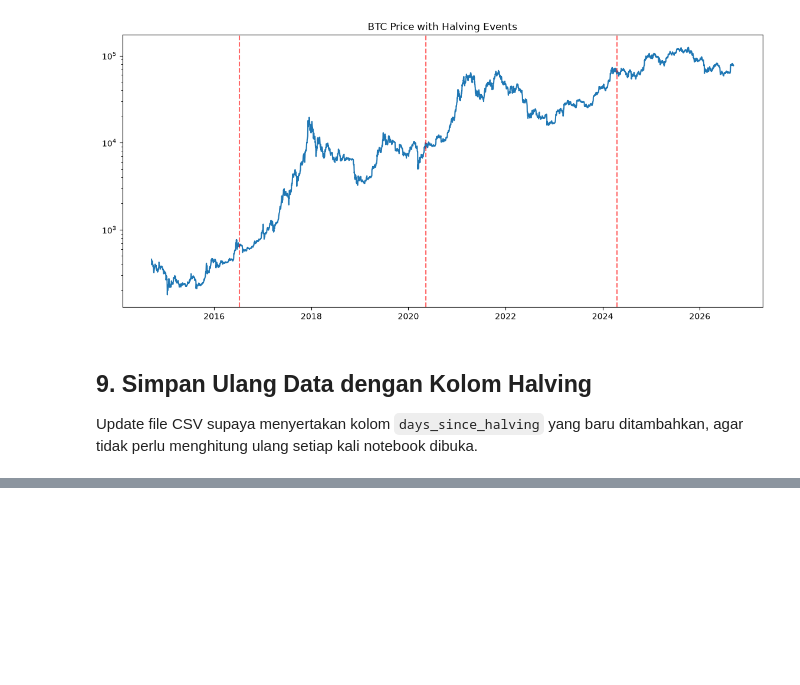
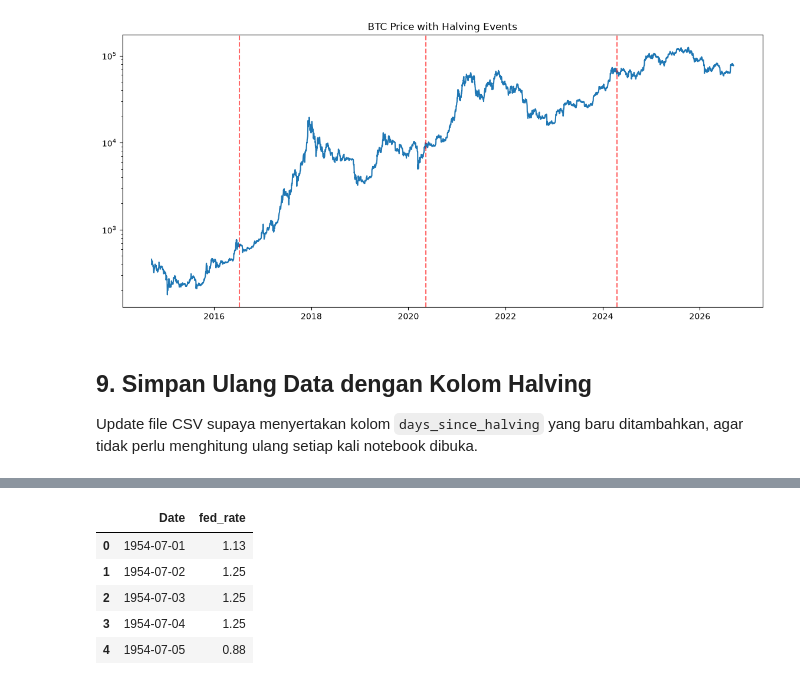
Before and after one commit to Raditxt/btc-market-analysis, a Jupyter notebook: notebooks/eda.ipynb, the cells around one changed output, grey strips where cells are left out. Saved outputs shown, nothing was run; the diff lists cells and outputs as text; code cells hidden in the pictures; blank space fills up the shorter version.

```diff
--- a/notebooks/eda.ipynb
+++ b/notebooks/eda.ipynb
@@ -131,0 +135,19 @@ btc.to_csv("../data/btc_price.csv", index=False)
+# %%
+import os
+from dotenv import load_dotenv
+from fredapi import Fred
+
+load_dotenv("../.env")
+fred = Fred(api_key=os.getenv("FRED_API_KEY"))
+
+fed_rate = fred.get_series("DFF")
+fed_rate = fed_rate.reset_index()
+fed_rate.columns = ["Date", "fed_rate"]
+fed_rate.head()
+# %% [output]
+|  | Date | fed_rate |
+| 0 | 1954-07-01 | 1.13 |
+| 1 | 1954-07-02 | 1.25 |
+| 2 | 1954-07-03 | 1.25 |
+| 3 | 1954-07-04 | 1.25 |
+| 4 | 1954-07-05 | 0.88 |
```
Also changed, not shown: parts of 11 cells of this notebook.
